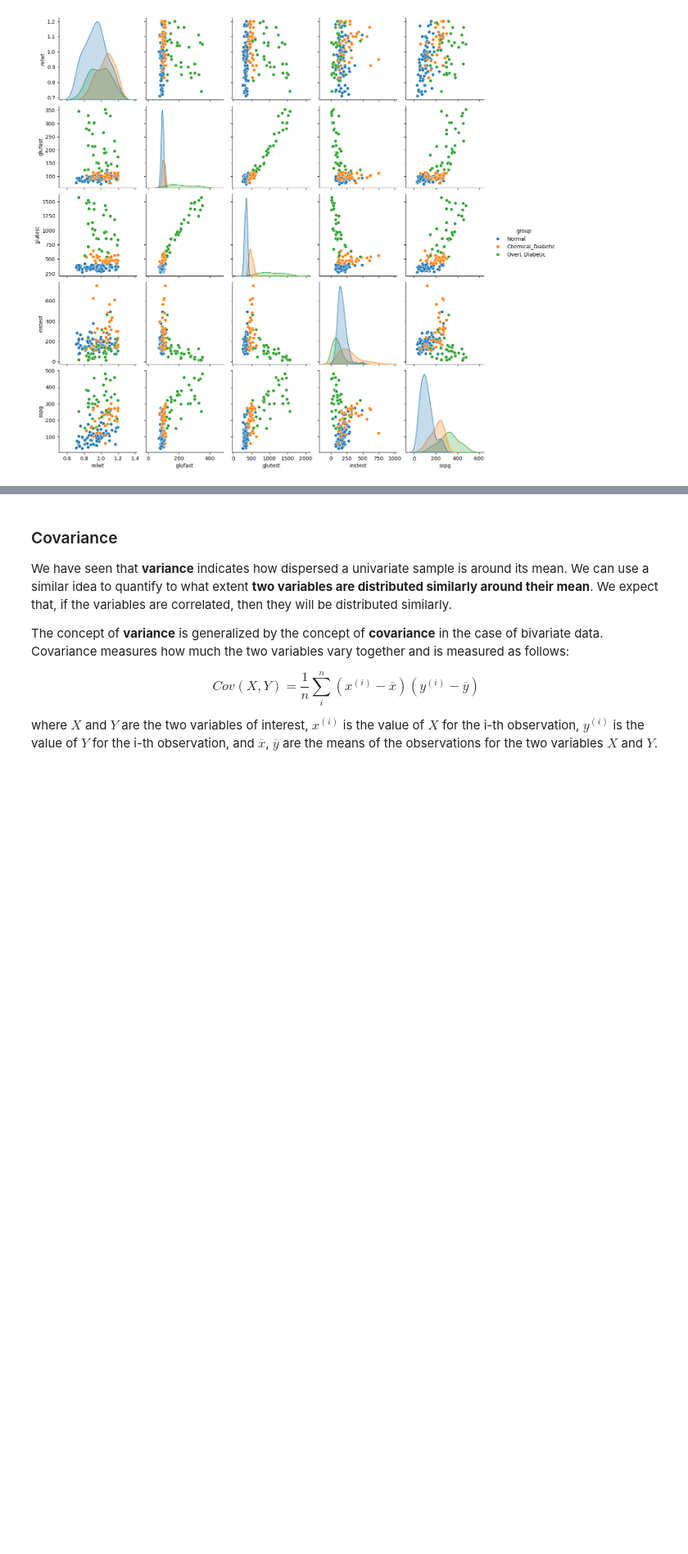
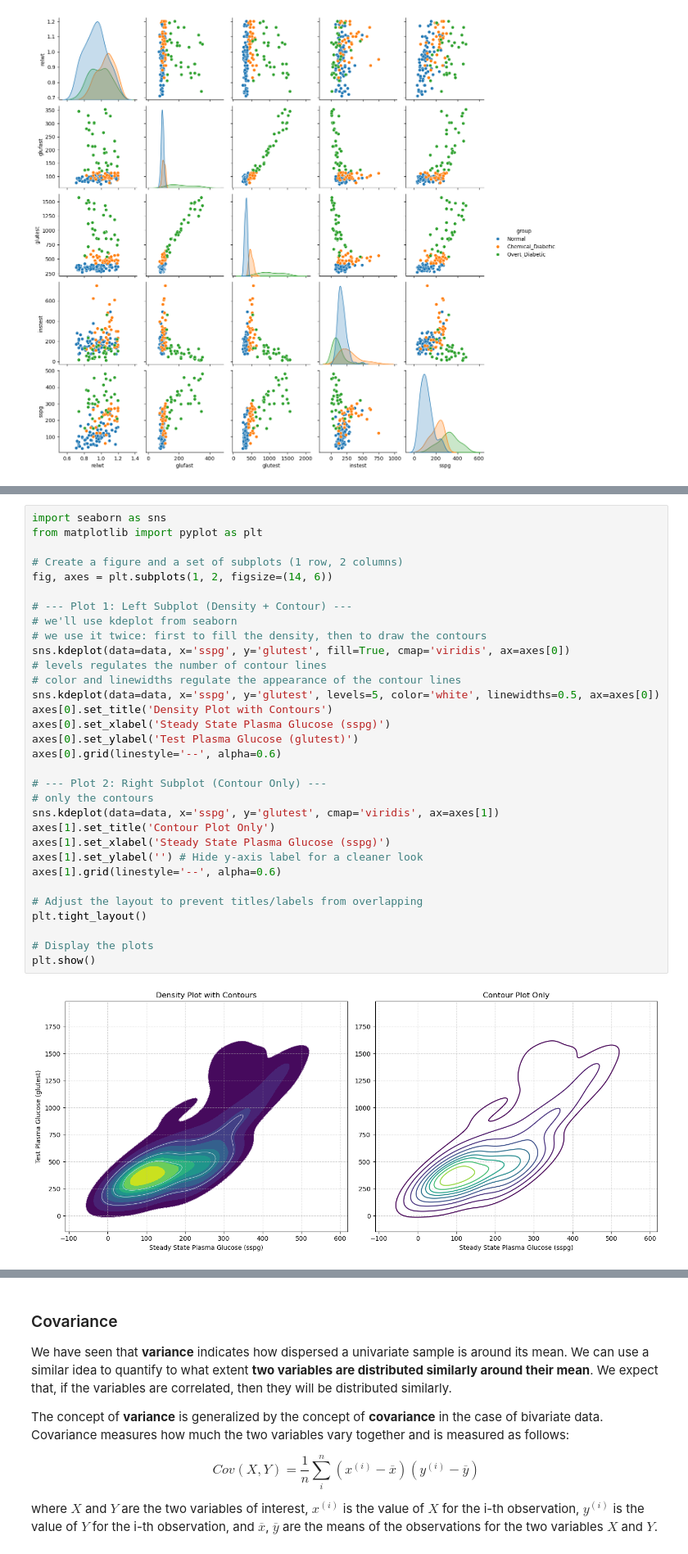
Before and after one commit to antoninofurnari/fadlecturenotes2526, a Jupyter notebook: lecturenotes/lectures/04_association_between_variables.ipynb, the cells around one changed output, grey strips where cells are left out. Shown at 82% size. Drawn from its saved outputs; the diff is of its cells as text; blank space fills up the shorter version.

```diff
--- a/lecturenotes/lectures/04_association_between_variables.ipynb
+++ b/lecturenotes/lectures/04_association_between_variables.ipynb
@@ -419,0 +328,34 @@ plt.show()
+# %%
+import seaborn as sns
+from matplotlib import pyplot as plt
+
+# Create a figure and a set of subplots (1 row, 2 columns)
+fig, axes = plt.subplots(1, 2, figsize=(14, 6))
+
+# --- Plot 1: Left Subplot (Density + Contour) ---
+# we'll use kdeplot from seaborn
+# we use it twice: first to fill the density, then to draw the contours
+sns.kdeplot(data=data, x='sspg', y='glutest', fill=True, cmap='viridis', ax=axes[0])
+# levels regulates the number of contour lines
+# color and linewidths regulate the appearance of the contour lines
+sns.kdeplot(data=data, x='sspg', y='glutest', levels=5, color='white', linewidths=0.5, ax=axes[0])
+axes[0].set_title('Density Plot with Contours')
+axes[0].set_xlabel('Steady State Plasma Glucose (sspg)')
+axes[0].set_ylabel('Test Plasma Glucose (glutest)')
+axes[0].grid(linestyle='--', alpha=0.6)
+
+# --- Plot 2: Right Subplot (Contour Only) ---
+# only the contours
+sns.kdeplot(data=data, x='sspg', y='glutest', cmap='viridis', ax=axes[1])
+axes[1].set_title('Contour Plot Only')
+axes[1].set_xlabel('Steady State Plasma Glucose (sspg)')
+axes[1].set_ylabel('') # Hide y-axis label for a cleaner look
+axes[1].grid(linestyle='--', alpha=0.6)
+
+# Adjust the layout to prevent titles/labels from overlapping
+plt.tight_layout()
+
+# Display the plots
+plt.show()
+# %% [output]
+[figure, added]
```
Also changed, not shown: parts of 37 cells of this notebook, 5 other files.
